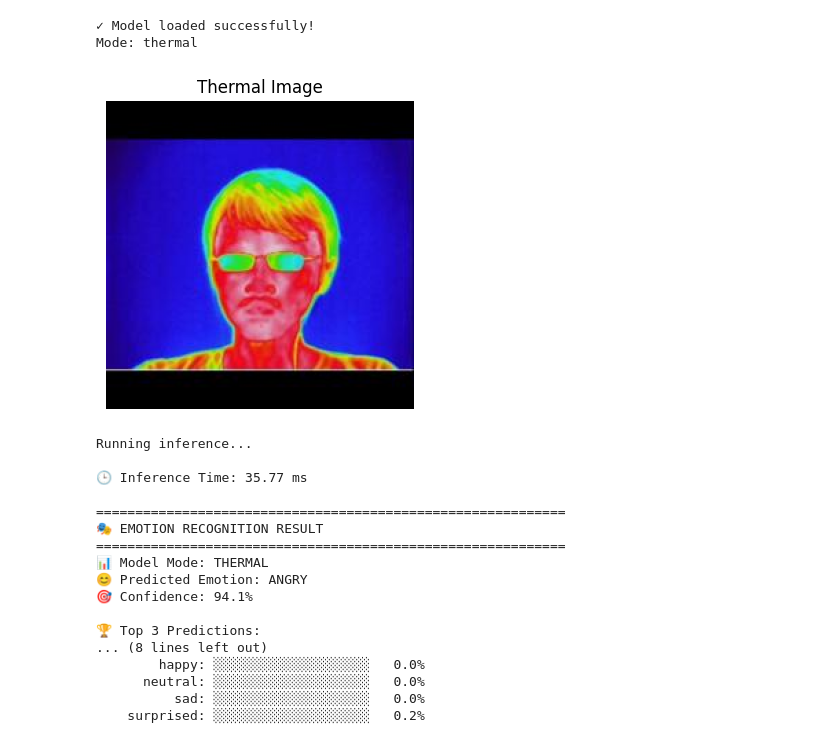
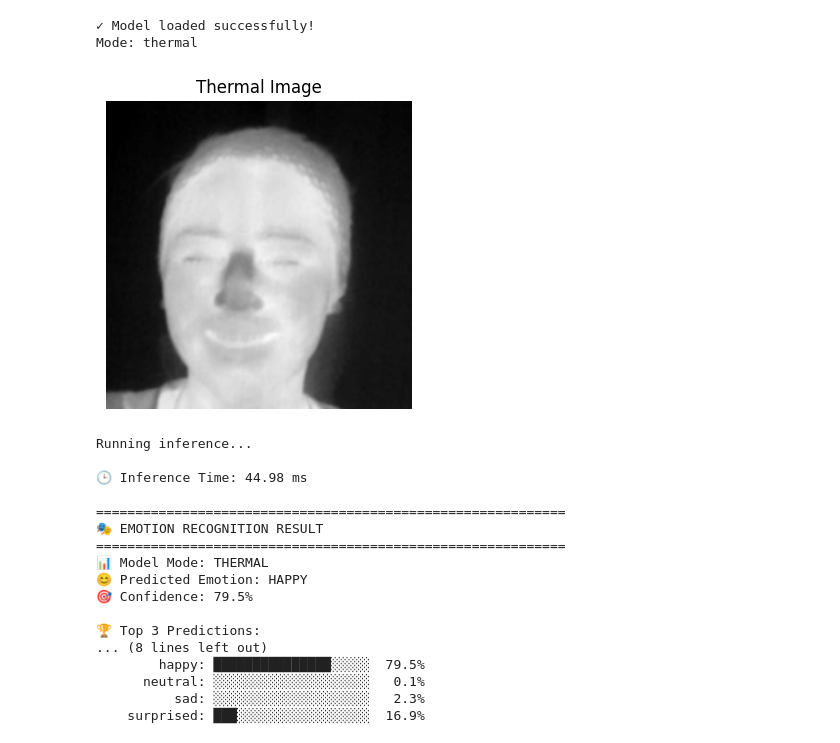
Before and after one commit to reicraftscodes/group-4-dissertation, a Jupyter notebook: evaluation_results/10Ep_THERMAL_multimodal_vit_fer_thermal_20250715_084533.ipynb, the cells around one changed output. Cells and saved outputs as stored; diff of their text form; code cells hidden in the pictures.

Commit message:
feat: thermal images added for inference

```diff
--- a/evaluation_results/10Ep_THERMAL_multimodal_vit_fer_thermal_20250715_084533.ipynb
+++ b/evaluation_results/10Ep_THERMAL_multimodal_vit_fer_thermal_20250715_084533.ipynb
@@ -695,12 +695,12 @@ from PIL import Image
 import matplotlib.pyplot as plt
 import time
 
-# Load RGB image
-rgb_img = Image.open('Data/Thermal/T_Angry_6_KTFE.jpg')
+# Load Thermal image
+thermal_img = Image.open('Data/NewDataImages/006.jpeg')
 
 # Plot the RGB image only
 plt.figure(figsize=(4, 4))
-plt.imshow(rgb_img)
+plt.imshow(thermal_img)
 plt.title('Thermal Image')
 plt.axis('off')
 plt.show()
@@ -709,49 +709,49 @@ plt.show()
 print(f"\nRunning inference...")
 
 start_time = time.time()
 # inferencer.predict_single(rgb_path, thermal_path)
-result = inferencer.predict_single('Data/Thermal/T_Angry_6_KTFE.jpg','Data/Thermal/T_Angry_6_KTFE.jpg')
+result = inferencer.predict_single('Data/NewDataImages/006.jpg','Data/NewDataImages/006.jpeg')
 
 end_time = time.time()
 
 inference_time = (end_time - start_time) * 1000  # milliseconds
 
 print(f"\n🕒 Inference Time: {inference_time:.2f} ms")
 
 # Display results
 print("\n" + "="*60)
 print("🎭 EMOTION RECOGNITION RESULT")
 print("="*60)
 print(f"📊 Model Mode: {result['mode'].upper()}")
 print(f"😊 Predicted Emotion: {result['predicted_class'].upper()}")
 print(f"🎯 Confidence: {result['confidence_percent']:.1f}%")
 
 print(f"\n🏆 Top 3 Predictions:")
 for i, pred in enumerate(result['top3_predictions'], 1):
     emoji = "🥇" if i == 1 else "🥈" if i == 2 else "🥉"
     print(f"   {emoji} {pred['class']}: {pred['confidence']:.1f}%")
 
 print(f"\n📈 All Emotion Probabilities:")
 for emotion, prob in result['all_probabilities'].items():
     bar_length = int(prob * 20)  # Scale to 20 chars
     bar = "█" * bar_length + "░" * (20 - bar_length)
     print(f"   {emotion:>10}: {bar} {prob*100:5.1f}%")
 # %% [output]
-[figure, old version]
+[figure, new version]
 Running inference...
 
-🕒 Inference Time: 35.77 ms
+🕒 Inference Time: 44.98 ms
 
 ============================================================
 🎭 EMOTION RECOGNITION RESULT
 ============================================================
 📊 Model Mode: THERMAL
-😊 Predicted Emotion: ANGRY
-🎯 Confidence: 94.1%
+😊 Predicted Emotion: HAPPY
+🎯 Confidence: 79.5%
 
 🏆 Top 3 Predictions:
 ... (8 lines left out)
-        happy: ░░░░░░░░░░░░░░░░░░░░   0.0%
-      neutral: ░░░░░░░░░░░░░░░░░░░░   0.0%
-          sad: ░░░░░░░░░░░░░░░░░░░░   0.0%
-    surprised: ░░░░░░░░░░░░░░░░░░░░   0.2%
+        happy: ███████████████░░░░░  79.5%
+      neutral: ░░░░░░░░░░░░░░░░░░░░   0.1%
+          sad: ░░░░░░░░░░░░░░░░░░░░   2.3%
+    surprised: ███░░░░░░░░░░░░░░░░░  16.9%
```
